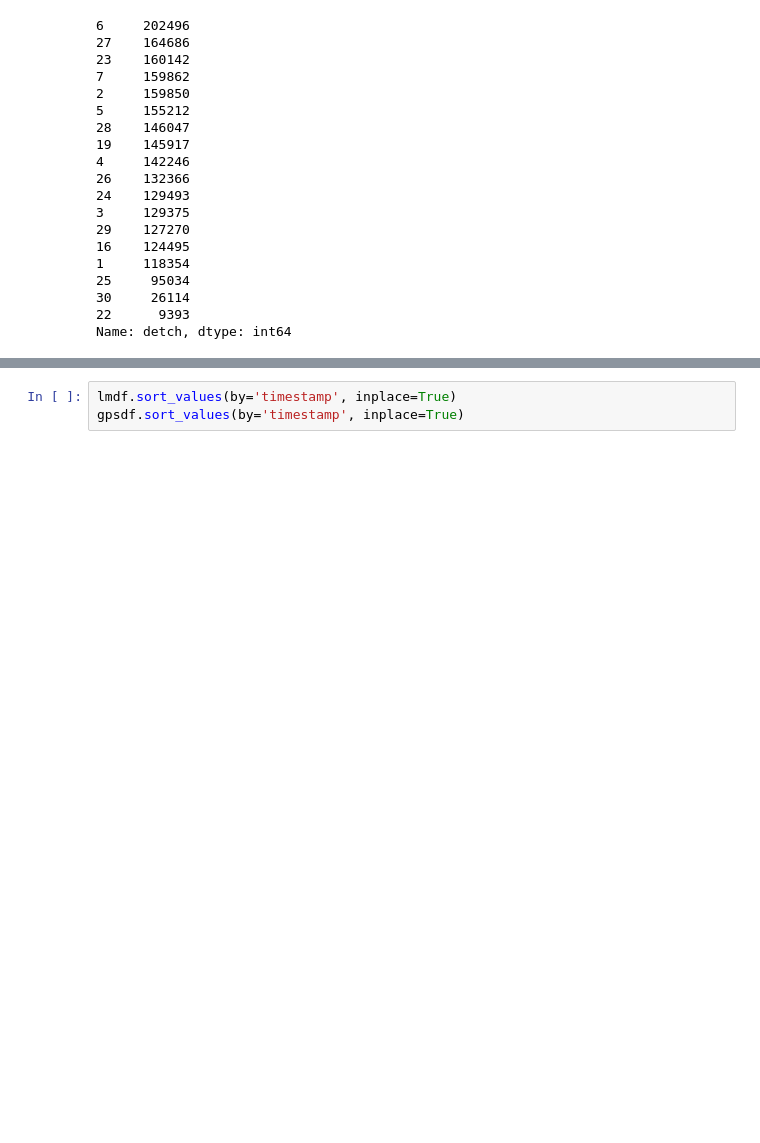
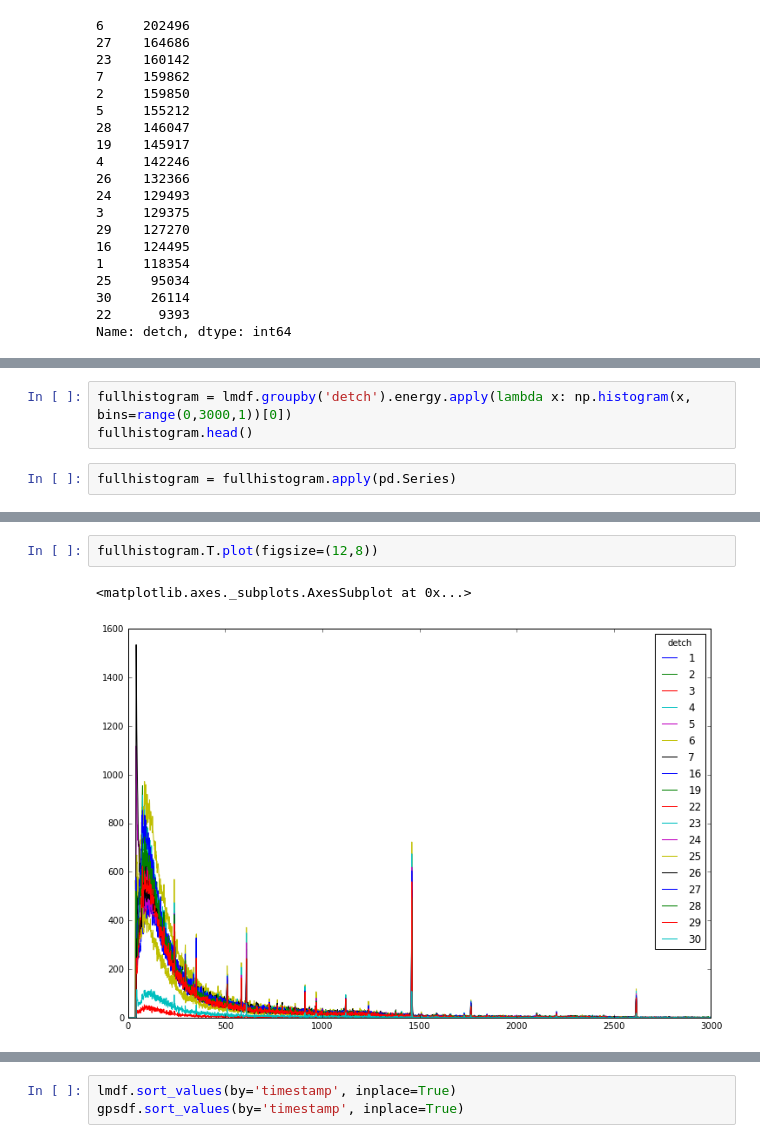
Before and after one commit to thehackerwithin/berkeley, a Jupyter notebook: python_pandas/Sadnap.ipynb, the cells around one changed output, grey strips where cells are left out. Drawn from its saved outputs; the diff is of its cells as text; blank space fills up the shorter version.

```diff
--- a/python_pandas/Sadnap.ipynb
+++ b/python_pandas/Sadnap.ipynb
@@ -546,0 +336,5 @@ Name: detch, dtype: int64
+# %%
+fullhistogram = lmdf.groupby('detch').energy.apply(lambda x: np.histogram(x, bins=range(0,3000,1))[0])
+fullhistogram.head()
+# %%
+fullhistogram = fullhistogram.apply(pd.Series)
@@ -547,3 +352,8 @@ Name: detch, dtype: int64
+# %%
+fullhistogram.T.plot(figsize=(12,8))
+# %% [output]
+<matplotlib.axes._subplots.AxesSubplot at 0x...>
+[figure, added]
 # %%
 lmdf.timestamp.iloc[::1000].plot()
 # %% [output]
```
Also changed, not shown: parts of 149 cells of this notebook.
